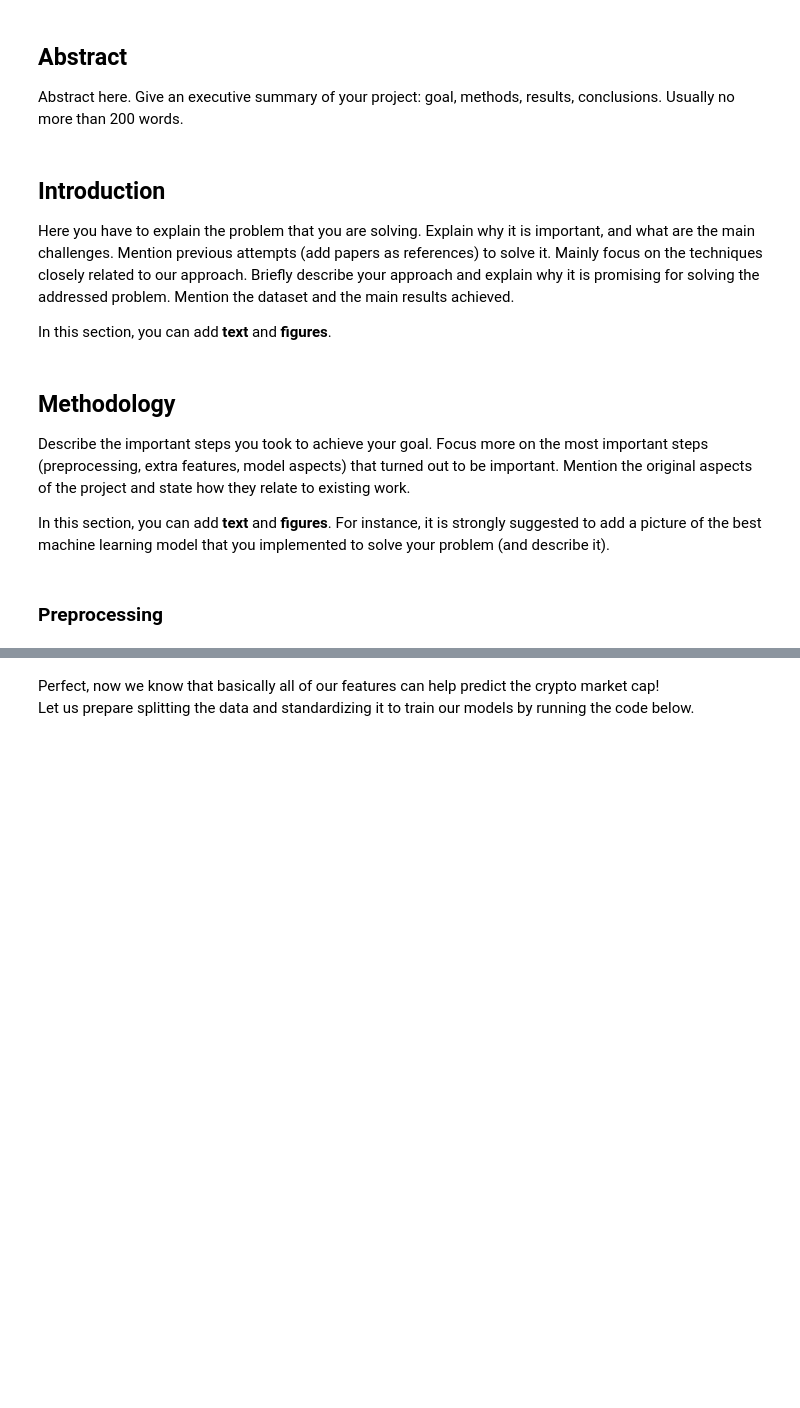
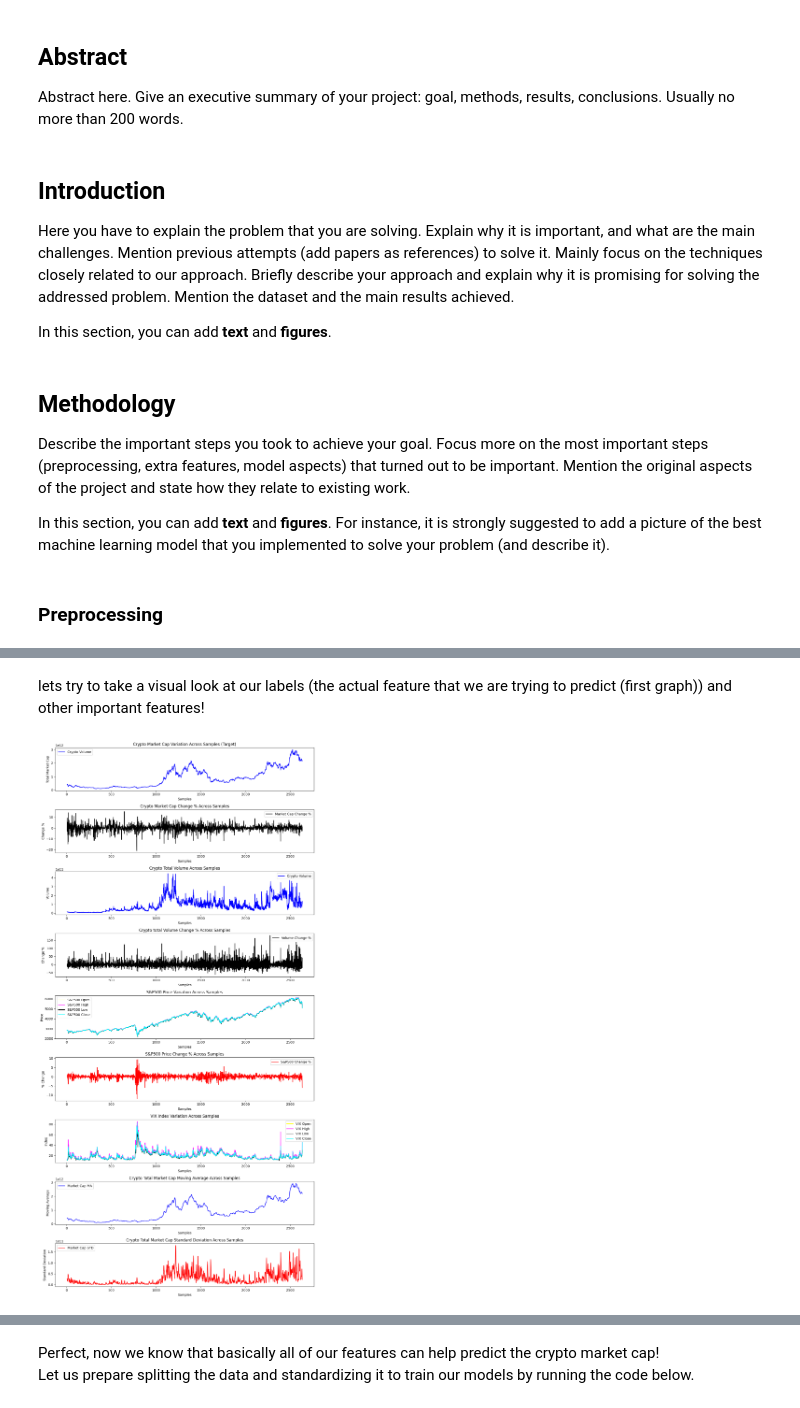
Before and after one commit to KhalilGarali/Crypto-MarketCap-Forecast-Based-On-SP500, a Jupyter notebook: main.ipynb, the cells around one changed output, grey strips where cells are left out. Saved outputs shown, nothing was run; the diff lists cells and outputs as text; code cells hidden in the pictures; blank space fills up the shorter version.

```diff
--- a/main.ipynb
+++ b/main.ipynb
@@ -548,0 +525,78 @@ Name: Crypto_Market_Cap, dtype: float64
+# %% [markdown]
+lets try to take a visual look at our labels (the actual feature that we are trying to predict (first graph)) and other important features!
+# %%
+fig, axes = plt.subplots(9, 1, figsize=(12, 24))
+
+# First plot: Crypto Total Market Cap (Our Target)
+axes[0].plot(main_df.index, main_df['Crypto_Market_Cap'], label='Crypto Volume', color='blue')
+axes[0].set_title('Crypto Market Cap Variation Across Samples (Target)')
+axes[0].set_xlabel('Samples')
+axes[0].set_ylabel('Total Market Cap')
+axes[0].legend()
+
+# Second plot: Crypto Total Market % Change
+axes[1].plot(main_df.index, main_df['Crypto_Market_Cap_%'], label='Market Cap Change %', color='black')
+axes[1].set_title('Crypto Market Cap Change % Across Samples')
+axes[1].set_xlabel('Samples')
+axes[1].set_ylabel('Change %')
+axes[1].legend()
+
+# Third plot: Crypto Total Volume
+axes[2].plot(main_df.index, main_df['Crypto_Volume'], label='Crypto Volume', color='blue')
+axes[2].set_title('Crypto Total Volume Across Samples')
+axes[2].set_xlabel('Samples')
+axes[2].set_ylabel('Volume')
+axes[2].legend()
+
+# Fourth plot: Crypto Total Volume % Change
+axes[3].plot(main_df.index, main_df['Crypto_Volume_Change_%'], label='Volume Change %', color='black')
+axes[3].set_title('Crypto total Volume Change % Across Samples')
+axes[3].set_xlabel('Samples')
+axes[3].set_ylabel('Change %')
+axes[3].legend()
+
+# Fifth plot: S&P500 Prices
+axes[4].plot(main_df.index, main_df['S&P500_Open'], label='S&P500 Open', color='yellow')
+axes[4].plot(main_df.index, main_df['S&P500_High'], label='S&P500 High', color='magenta')
+axes[4].plot(main_df.index, main_df['S&P500_Low'], label='S&P500 Low', color='black')
+axes[4].plot(main_df.index, main_df['S&P500_Close'], label='S&P500 Close', color='cyan')
+axes[4].set_title('S&P500 Price Variation Across Samples')
+axes[4].set_xlabel('Samples')
+axes[4].set_ylabel('Price')
+axes[4].legend()
+
+# Sixth plot: S&P500 % Change
+axes[5].plot(main_df.index, main_df['S&P500_Change_%'], label='S&P500 Change %', color='red')
+axes[5].set_title('S&P500 Price Change % Across Samples')
+axes[5].set_xlabel('Samples')
+axes[5].set_ylabel('% Change')
+axes[5].legend()
+
+# Seventh plot: VIX Prices
+axes[6].plot(main_df.index, main_df['VIX_Open'], label='VIX Open', color='yellow')
+axes[6].plot(main_df.index, main_df['VIX_High'], label='VIX High', color='magenta')
+axes[6].plot(main_df.index, main_df['VIX_Low'], label='VIX Low', color='black')
+axes[6].plot(main_df.index, main_df['VIX_Close'], label='VIX Close', color='cyan')
+axes[6].set_title('VIX Index Variation Across Samples')
+axes[6].set_xlabel('Samples')
+axes[6].set_ylabel('Index')
+axes[6].legend()
+
+# Eigth plot: Crypto Total Market Cap Moving Average
+axes[7].plot(main_df.index, main_df['Market_Cap_MA'], label='Market Cap MA', color='blue')
+axes[7].set_title('Crypto Total Market Cap Moving Average Across Samples')
+axes[7].set_xlabel('Samples')
+axes[7].set_ylabel('Moving Average')
+axes[7].legend()
+
+# Ninth plot: Crypto Total Market Cap Standard Deviation
+axes[8].plot(main_df.index, main_df['Market_Cap_STD'], label='Market Cap STD', color='red')
+axes[8].set_title('Crypto Total Market Cap Standard Deviation Across Samples')
+axes[8].set_xlabel('Samples')
+axes[8].set_ylabel('Standard Deviation')
+axes[8].legend()
+
+plt.tight_layout()
+plt.show()
+# %% [output]
+[figure, added]
```
Also changed, not shown: parts of 96 cells of this notebook, 12 other files.
